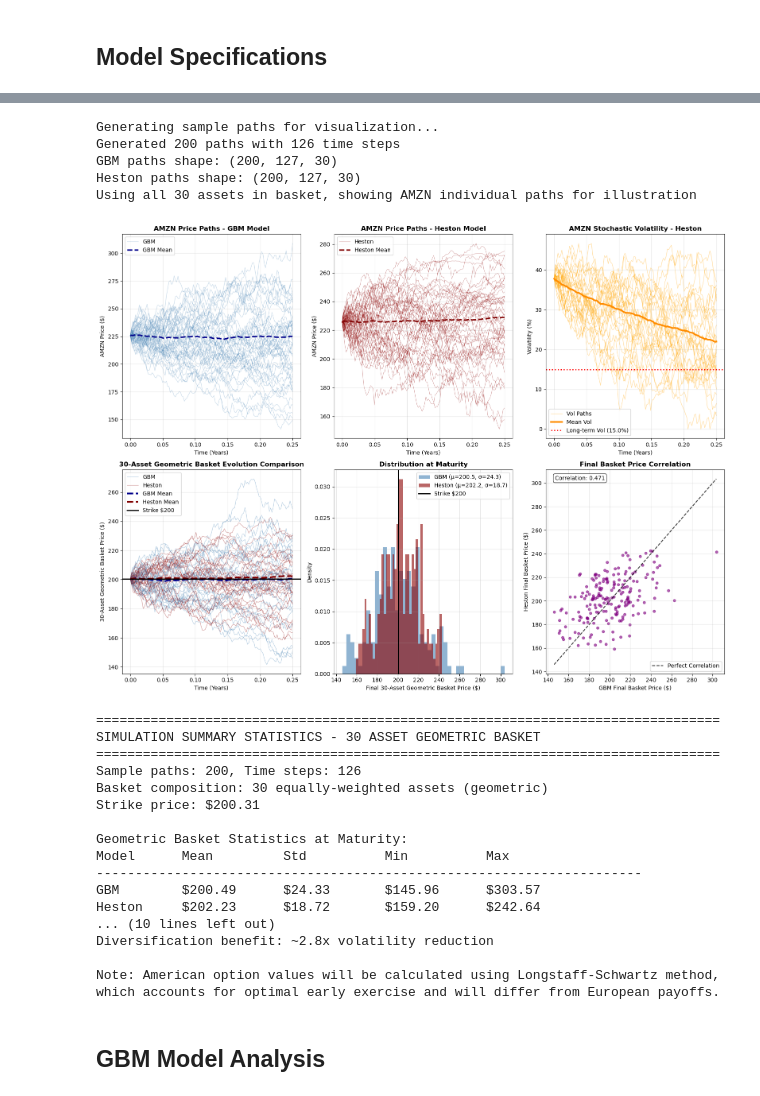
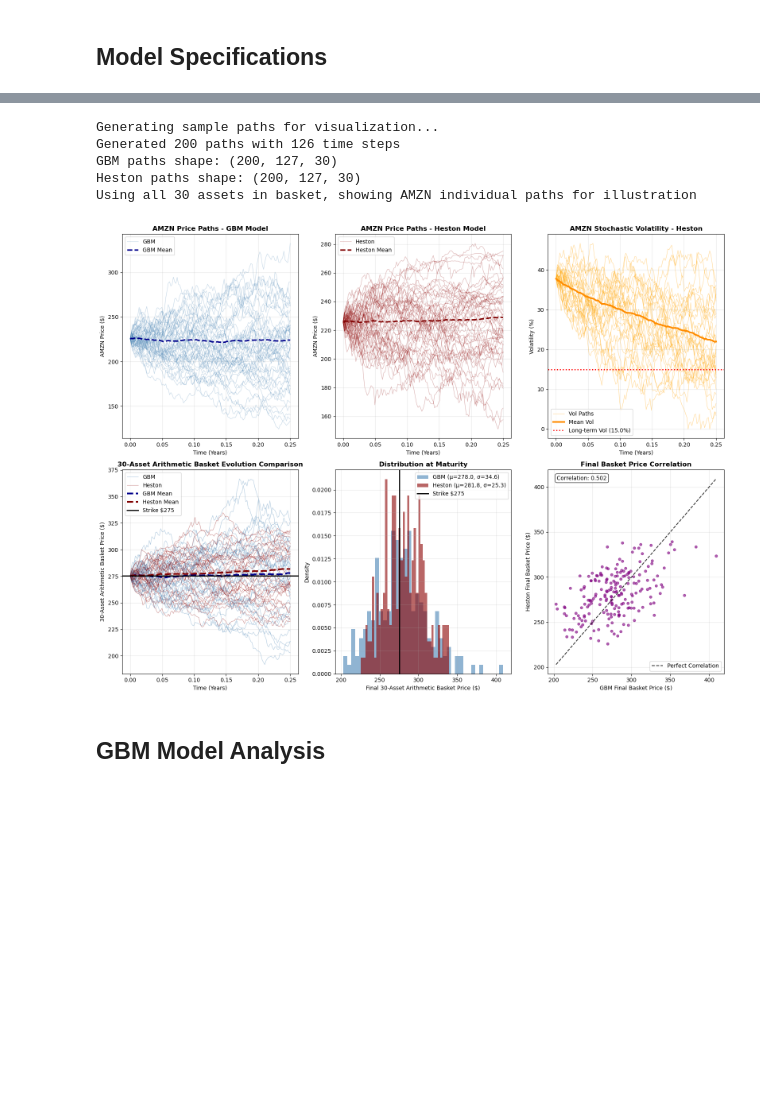
Before and after one commit to as11884/american-basket-option, a Jupyter notebook: results_notebook/correlated_models_comparison_streamlined.ipynb, the cells around one changed output, grey strips where cells are left out. Drawn from its saved outputs; the diff is of its cells as text; code cells hidden in the pictures; blank space fills up the shorter version.

```diff
--- a/results_notebook/correlated_models_comparison_streamlined.ipynb
+++ b/results_notebook/correlated_models_comparison_streamlined.ipynb
@@ -10,7 +10,7 @@ import matplotlib.pyplot as plt
 import pandas as pd
 from typing import Literal
 import time
-
+import yfinance as yf
 # Import LSM implementation
 import sys
 sys.path.append('..')
@@ -26,7 +26,7 @@ N_test = 300000
 weights = np.full(n_assets, 1.0 / n_assets)  # Equal weight portfolio
 
 # Load actual stock prices from CSV data
-heston_params_df = pd.read_csv('../heston_parameters.csv')
+heston_params_df = pd.read_csv('../data/heston_parameters.csv')
 print(f"Loaded Heston parameters for {len(heston_params_df)} assets")
 
 # Extract S0 (current stock prices) from the CSV - column is called 'Spot_Price'
@@ -36,16 +36,6 @@ print(f"Loaded stock prices: S0 shape = {S0.shape}")
 # Calculate arithmetic basket price and set strike
 current_basket_price = np.sum(S0 * weights)  # Arithmetic weighted basket
 K = current_basket_price  # ATM put option
-
-print(f"Market Parameters:")
-print(f"Assets: {n_assets}, Current arithmetic basket: ${current_basket_price:.2f}, Strike: ${K:.2f}")
-print(f"Individual S0: {S0}")
-print(f"Weights: {weights}")
-print(f"Basket type: Arithmetic (weighted sum of prices)")
-print(f"Put option: ITM (strike > current basket price)")
-print(f"T: {T:.1f}y, r: {r*100:.1f}%")
-print(f"Training paths: {N_train:,}, Test paths: {N_test:,}")
-print(f"Time steps: {step}")
 # %% [output]
 Loaded Heston parameters for 30 assets
 Loaded stock prices: S0 shape = (30,)
@@ -260,83 +309,34 @@ ax5.grid(True, alpha=0.3)
 # 6. Model correlation comparison (showing how correlated the final basket values are)
 ax6 = plt.subplot(2, 3, 6)
 
 # Scatter plot comparing final basket values
 scatter = ax6.scatter(gbm_final, heston_final, alpha=0.6, s=20, c='purple')
 
 # Perfect correlation line
 min_val = min(gbm_final.min(), heston_final.min())
 max_val = max(gbm_final.max(), heston_final.max())
 ax6.plot([min_val, max_val], [min_val, max_val], 'k--', alpha=0.8, label='Perfect Correlation')
 
 # Calculate correlation
 correlation = np.corrcoef(gbm_final, heston_final)[0, 1]
 ax6.text(0.05, 0.95, f'Correlation: {correlation:.3f}', transform=ax6.transAxes,
          bbox=dict(boxstyle='round', facecolor='white', alpha=0.8), fontsize=10)
 
 ax6.set_xlabel('GBM Final Basket Price ($)')
 ax6.set_ylabel('Heston Final Basket Price ($)')
 ax6.set_title('Final Basket Price Correlation', fontweight='bold')
 ax6.legend()
 ax6.grid(True, alpha=0.3)
 
 plt.tight_layout()
 plt.show()
-
-# Summary statistics
-print("\n" + "="*80)
-print("SIMULATION SUMMARY STATISTICS - 30 ASSET ARITHMETIC BASKET")
-print("="*80)
-print(f"Sample paths: {n_sample_paths}, Time steps: {sample_time_steps}")
-print(f"Basket composition: {n_assets} equally-weighted assets (arithmetic)")
-print(f"Strike price: ${K:.2f}")
-print(f"\\nArithmetic Basket Statistics at Maturity:")
-print(f"{'Model':<10} {'Mean':<12} {'Std':<12} {'Min':<12} {'Max':<12}")
-print("-" * 70)
-print(f"{'GBM':<10} ${np.mean(gbm_final):<11.2f} ${np.std(gbm_final):<11.2f} ${np.min(gbm_final):<11.2f} ${np.max(gbm_final):<11.2f}")
-print(f"{'Heston':<10} ${np.mean(heston_final):<11.2f} ${np.std(heston_final):<11.2f} ${np.min(heston_final):<11.2f} ${np.max(heston_final):<11.2f}")
-
-# Model correlation
-correlation = np.corrcoef(gbm_final, heston_final)[0, 1]
-print(f"\nModel Comparison:")
-print(f"Correlation between final basket values: {correlation:.3f}")
-print(f"Paths below strike (GBM): {np.mean(gbm_final < K)*100:.1f}%")
-print(f"Paths below strike (Heston): {np.mean(heston_final < K)*100:.1f}%")
-
-print(f"\nDiversification Benefits:")
-individual_vol = np.sqrt(np.mean(np.diag(cov_matrix))) * 100  # Average individual vol
-basket_vol_gbm = np.std(gbm_final) / np.mean(gbm_final) * 100  # Basket vol (CV)
-basket_vol_heston = np.std(heston_final) / np.mean(heston_final) * 100
-print(f"Average individual volatility: {individual_vol:.1f}%")
-print(f"30-asset arithmetic basket volatility (GBM): {basket_vol_gbm:.1f}%")
-print(f"30-asset arithmetic basket volatility (Heston): {basket_vol_heston:.1f}%")
-print(f"Diversification benefit: ~{individual_vol/basket_vol_gbm:.1f}x volatility reduction")
-
-print(f"\nNote: American option values will be calculated using Longstaff-Schwartz method,")
-print(f"which accounts for optimal early exercise and will differ from European payoffs.")
 # %% [output]
 Generating sample paths for visualization...
 Generated 200 paths with 126 time steps
 GBM paths shape: (200, 127, 30)
 Heston paths shape: (200, 127, 30)
 Using all 30 assets in basket, showing AMZN individual paths for illustration
-[figure, old version]
+[figure, new version]
-================================================================================
-SIMULATION SUMMARY STATISTICS - 30 ASSET GEOMETRIC BASKET
-================================================================================
-Sample paths: 200, Time steps: 126
-Basket composition: 30 equally-weighted assets (geometric)
-Strike price: $200.31
-
-Geometric Basket Statistics at Maturity:
-Model      Mean         Std          Min          Max
-----------------------------------------------------------------------
-GBM        $200.49      $24.33       $145.96      $303.57
-Heston     $202.23      $18.72       $159.20      $242.64
-... (10 lines left out)
-Diversification benefit: ~2.8x volatility reduction
-
-Note: American option values will be calculated using Longstaff-Schwartz method,
-which accounts for optimal early exercise and will differ from European payoffs.
 # %% [markdown]
 ## GBM Model Analysis
 # %%
```
Also changed, not shown: parts of 6 cells of this notebook.
